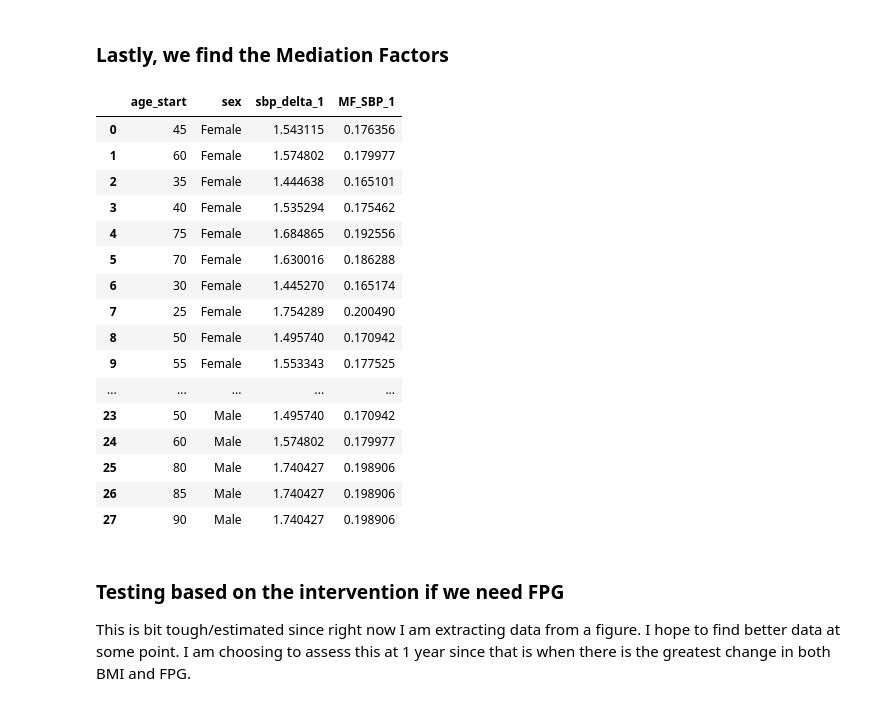
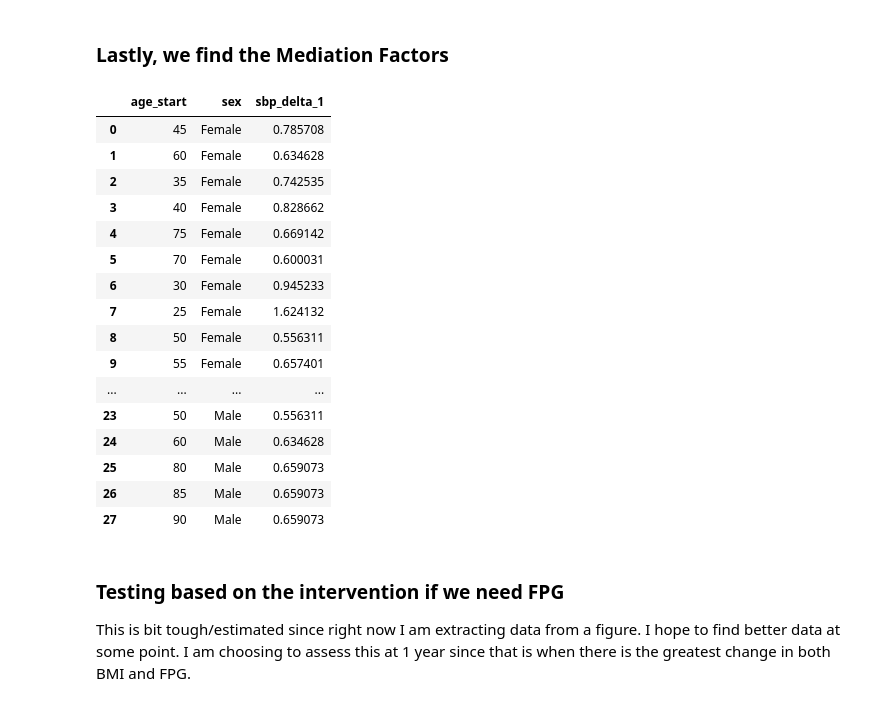
Before and after one commit to ihmeuw/vivarium_research_nih_us_cvd, a Jupyter notebook: risk_mediation_2.ipynb, the cells around one changed output. Cells and saved outputs as stored; diff of their text form; code cells hidden in the pictures.

```diff
--- a/risk_mediation_2.ipynb
+++ b/risk_mediation_2.ipynb
@@ -116,7 +145,7 @@ stroke_sbp = get_draws(gbd_id_type= 'rei_id',
                     status= 'best',
                     decomp_step= 'step4')
 
-stroke_sbp = stroke_sbp.loc[stroke_sbp.cause_id==493].reset_index()
+stroke_sbp = stroke_sbp.loc[stroke_sbp.cause_id==495].reset_index()
 stroke_sbp = stroke_sbp[['age_group_id','sex_id','draw_0']]
 stroke_sbp['age_start'] = np.where(stroke_sbp['age_group_id']==10,25,np.where(stroke_sbp['age_group_id']==11,30,np.where(stroke_sbp['age_group_id']==12,35,np.where(stroke_sbp['age_group_id']==13,40,np.where(stroke_sbp['age_group_id']==14,45,np.where(stroke_sbp['age_group_id']==15,50,np.where(stroke_sbp['age_group_id']==16,55,np.where(stroke_sbp['age_group_id']==17,60,np.where(stroke_sbp['age_group_id']==18,65,np.where(stroke_sbp['age_group_id']==19,70,np.where(stroke_sbp['age_group_id']==20,75,np.where(stroke_sbp['age_group_id']==30,80,np.where(stroke_sbp['age_group_id']==31,85,np.where(stroke_sbp['age_group_id']==32,90,0))))))))))))))
 stroke_sbp['sex'] = np.where(stroke_sbp['sex_id']==1,'Male','Female')
@@ -152,7 +195,7 @@ stroke_ldl = get_draws(gbd_id_type= 'rei_id',
                     status= 'best',
                     decomp_step= 'step4')
 
-stroke_ldl = stroke_ldl.loc[stroke_ldl.cause_id==493].reset_index()
+stroke_ldl = stroke_ldl.loc[stroke_ldl.cause_id==495].reset_index()
 stroke_ldl = stroke_ldl[['age_group_id','sex_id','draw_0']]
 stroke_ldl['age_start'] = np.where(stroke_ldl['age_group_id']==10,25,np.where(stroke_ldl['age_group_id']==11,30,np.where(stroke_ldl['age_group_id']==12,35,np.where(stroke_ldl['age_group_id']==13,40,np.where(stroke_ldl['age_group_id']==14,45,np.where(stroke_ldl['age_group_id']==15,50,np.where(stroke_ldl['age_group_id']==16,55,np.where(stroke_ldl['age_group_id']==17,60,np.where(stroke_ldl['age_group_id']==18,65,np.where(stroke_ldl['age_group_id']==19,70,np.where(stroke_ldl['age_group_id']==20,75,np.where(stroke_ldl['age_group_id']==30,80,np.where(stroke_ldl['age_group_id']==31,85,np.where(stroke_ldl['age_group_id']==32,90,0))))))))))))))
 stroke_ldl['sex'] = np.where(stroke_ldl['sex_id']==1,'Male','Female')
@@ -180,16 +228,15 @@ bmi_delta = ihd_bmi.merge(ihd_fpg[['ihd_fpg_rr','age_start','sex']], on=['age_st
     stroke_ldl[['stroke_ldl_rr','age_start','sex']], on=['age_start','sex']).merge(
     stroke_sbp[['stroke_sbp_rr','age_start','sex']], on=['age_start','sex'])
 
-bmi_delta['fpg_delta_1'] = np.log((sbp_mf*(bmi_ihd-1))+1)/np.log(sbp_ihd)
+bmi_delta['fpg_delta_1'] = np.log((fpg_ihd_mf*(bmi_delta['ihd_bmi_rr']-1))+1)/np.log(bmi_delta['ihd_fpg_rr'])
+bmi_delta['fpg_delta_2'] = np.log((fpg_stroke_mf*(bmi_delta['stroke_bmi_rr']-1))+1)/np.log(bmi_delta['stroke_fpg_rr'])
+bmi_delta['sbp_delta_1'] = np.log((sbp_ihd_mf*(bmi_delta['ihd_bmi_rr']-1))+1)/np.log(bmi_delta['ihd_sbp_rr'])
+bmi_delta['sbp_delta_2'] = np.log((sbp_stroke_mf*(bmi_delta['stroke_bmi_rr']-1))+1)/np.log(bmi_delta['stroke_sbp_rr'])
 
-bmi_delta['fpg_delta_1'] = ((0.149278 * (bmi_delta['ihd_bmi_rr'] - 1)) + 1)/ bmi_delta['ihd_fpg_rr']
-bmi_delta['sbp_delta_1'] = ((0.311516 * (bmi_delta['ihd_bmi_rr'] - 1)) + 1)/ bmi_delta['ihd_sbp_rr']
-bmi_delta['fpg_delta_2'] = ((0.216637 * (bmi_delta['stroke_bmi_rr'] - 1)) + 1)/ bmi_delta['stroke_fpg_rr']
-bmi_delta['sbp_delta_2'] = ((0.646555 * (bmi_delta['stroke_bmi_rr'] - 1)) + 1)/ bmi_delta['stroke_sbp_rr']
-bmi_delta['ldl_delta'] = ((0.035429878 * (bmi_delta['stroke_fpg_rr'] - 1)) + 1)/ bmi_delta['stroke_ldl_rr']
 bmi_delta['delta_diff_fpg'] = bmi_delta['fpg_delta_1'] - bmi_delta['fpg_delta_2']
 bmi_delta['delta_diff_sbp'] = bmi_delta['sbp_delta_1'] - bmi_delta['sbp_delta_2']
-bmi_delta = bmi_delta[['ihd_bmi_rr','ihd_fpg_rr','ihd_sbp_rr','stroke_bmi_rr','stroke_sbp_rr','stroke_fpg_rr','age_start', 'sex', 'ldl_delta','fpg_delta_1','sbp_delta_1', 'fpg_delta_2','sbp_delta_2','delta_diff_fpg','delta_diff_sbp']]
+
+bmi_delta = bmi_delta[['ihd_bmi_rr','ihd_fpg_rr','ihd_sbp_rr','stroke_bmi_rr','stroke_sbp_rr','stroke_fpg_rr','age_start', 'sex','fpg_delta_1','sbp_delta_1', 'fpg_delta_2','sbp_delta_2','delta_diff_fpg','delta_diff_sbp']]
 bmi_delta
 # %% [output]
 |  | ihd_bmi_rr | ihd_fpg_rr | ihd_sbp_rr | stroke_bmi_rr | stroke_sbp_rr | stroke_fpg_rr | age_start | sex | ... |
@@ -243,27 +292,26 @@ rr_sbp = 1.016
 rr_bmi = 1.14
 # %%
 bmi_delta['sbp_delta_1'] = bmi_delta.sbp_delta_1 * 2
-bmi_delta['MF_SBP_1'] = ((rr_sbp-1)*bmi_delta['sbp_delta_1']) / (rr_bmi - 1)
-bmi_delta = bmi_delta[['age_start', 'sex', 'sbp_delta_1','MF_SBP_1']]
+bmi_delta = bmi_delta[['age_start', 'sex', 'sbp_delta_1']]
 bmi_delta#.head()
 # %% [output]
-|  | age_start | sex | sbp_delta_1 | MF_SBP_1 |
-| 0 | 45 | Female | 1.543115 | 0.176356 |
-| 1 | 60 | Female | 1.574802 | 0.179977 |
-| 2 | 35 | Female | 1.444638 | 0.165101 |
-| 3 | 40 | Female | 1.535294 | 0.175462 |
-| 4 | 75 | Female | 1.684865 | 0.192556 |
-| 5 | 70 | Female | 1.630016 | 0.186288 |
-| 6 | 30 | Female | 1.445270 | 0.165174 |
-| 7 | 25 | Female | 1.754289 | 0.200490 |
-| 8 | 50 | Female | 1.495740 | 0.170942 |
-| 9 | 55 | Female | 1.553343 | 0.177525 |
-| ... | ... | ... | ... | ... |
-| 23 | 50 | Male | 1.495740 | 0.170942 |
-| 24 | 60 | Male | 1.574802 | 0.179977 |
-| 25 | 80 | Male | 1.740427 | 0.198906 |
-| 26 | 85 | Male | 1.740427 | 0.198906 |
-| 27 | 90 | Male | 1.740427 | 0.198906 |
+|  | age_start | sex | sbp_delta_1 |
+| 0 | 45 | Female | 0.785708 |
+| 1 | 60 | Female | 0.634628 |
+| 2 | 35 | Female | 0.742535 |
+| 3 | 40 | Female | 0.828662 |
+| 4 | 75 | Female | 0.669142 |
+| 5 | 70 | Female | 0.600031 |
+| 6 | 30 | Female | 0.945233 |
+| 7 | 25 | Female | 1.624132 |
+| 8 | 50 | Female | 0.556311 |
+| 9 | 55 | Female | 0.657401 |
+| ... | ... | ... | ... |
+| 23 | 50 | Male | 0.556311 |
+| 24 | 60 | Male | 0.634628 |
+| 25 | 80 | Male | 0.659073 |
+| 26 | 85 | Male | 0.659073 |
+| 27 | 90 | Male | 0.659073 |
 # %%
 HF_MF=pd.DataFrame(bmi_delta)
 HF_MF.to_csv('/ihme/homes/lutzes/heart_failure_MF.csv')
```
Also changed, not shown: parts of 13 cells of this notebook.
